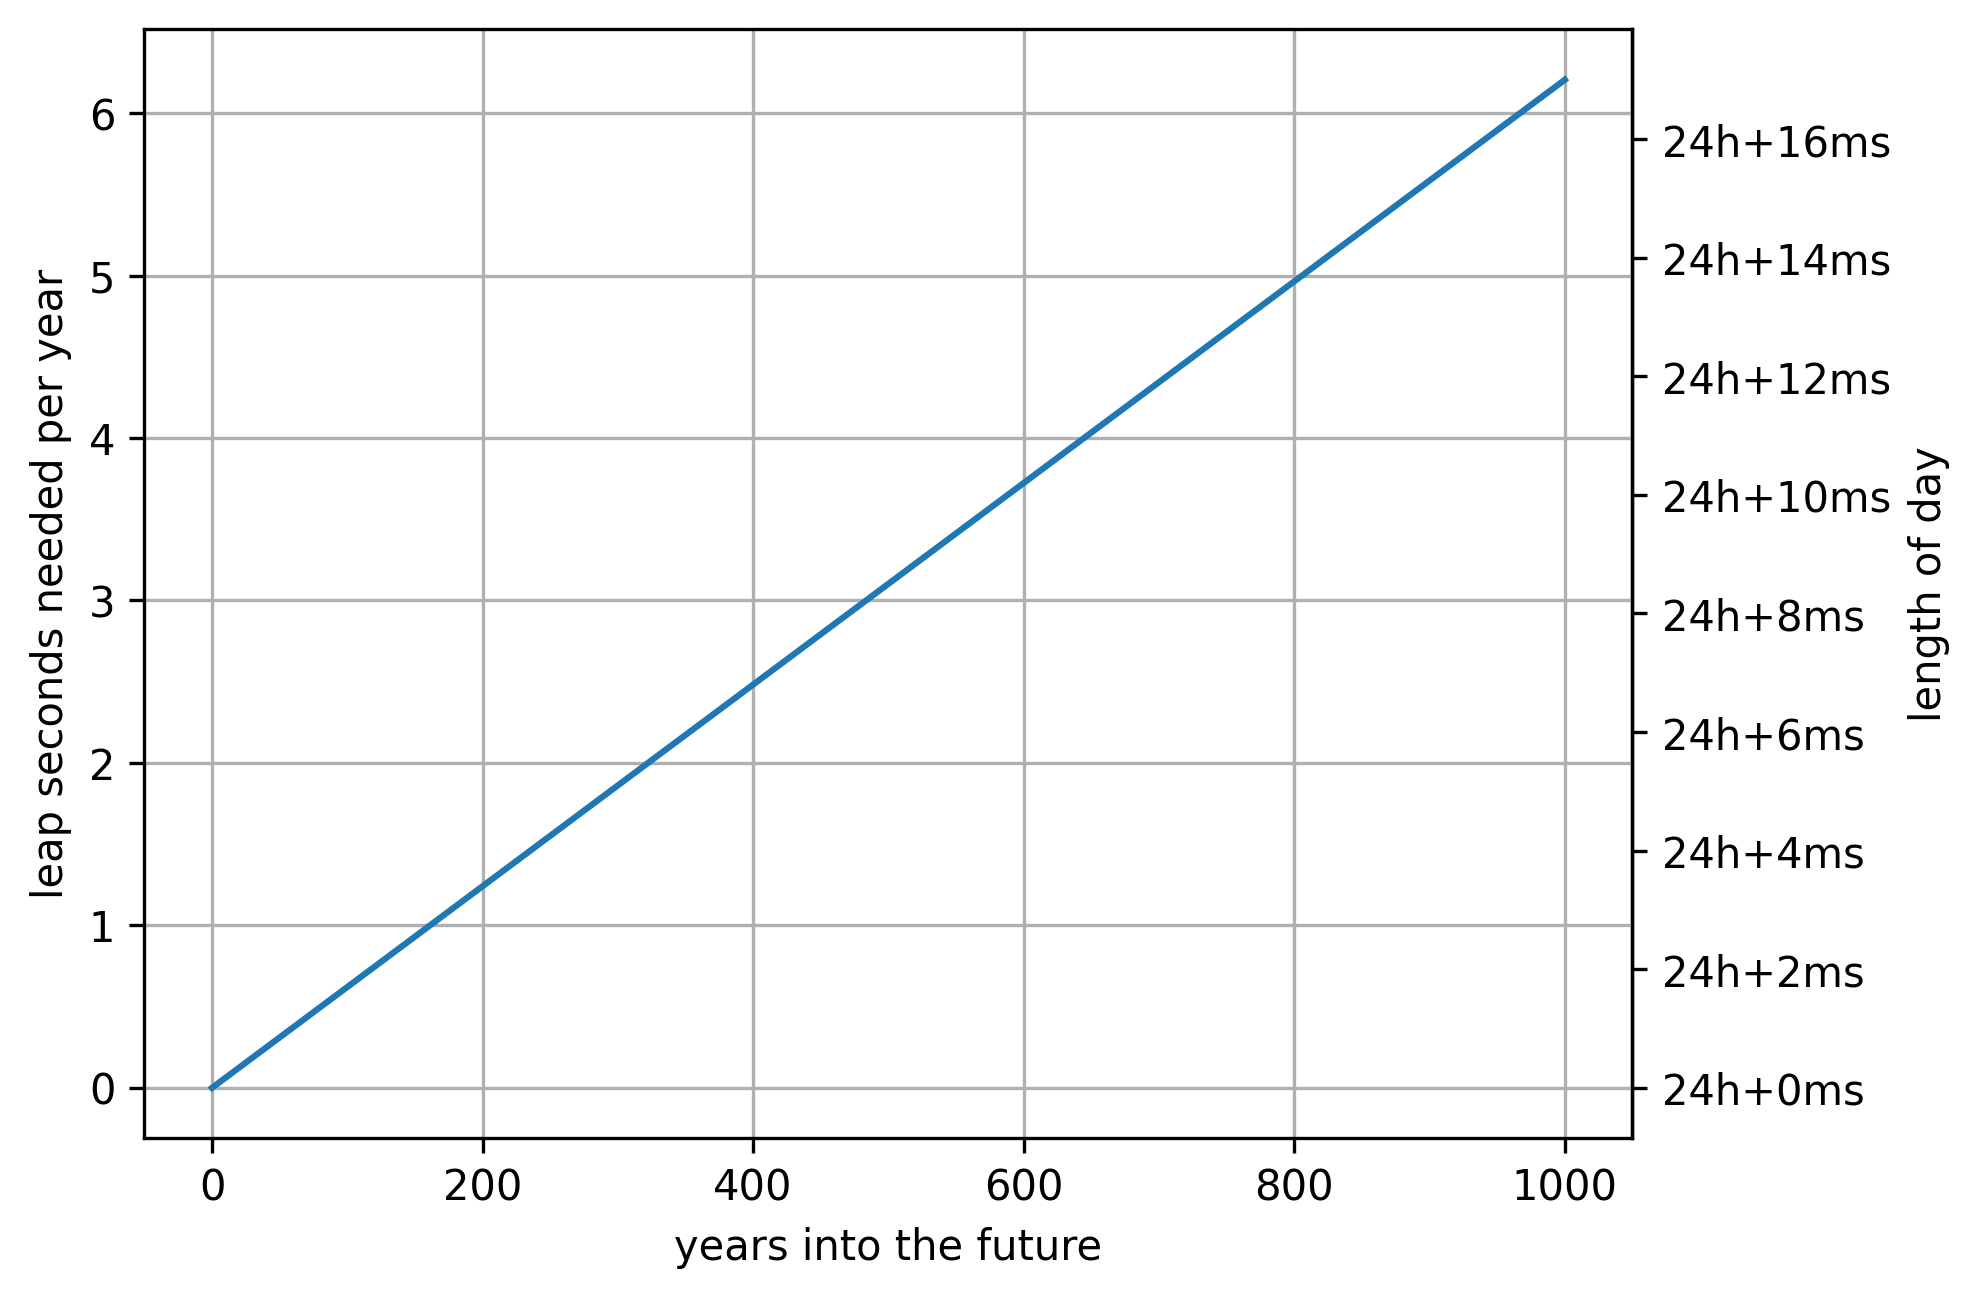
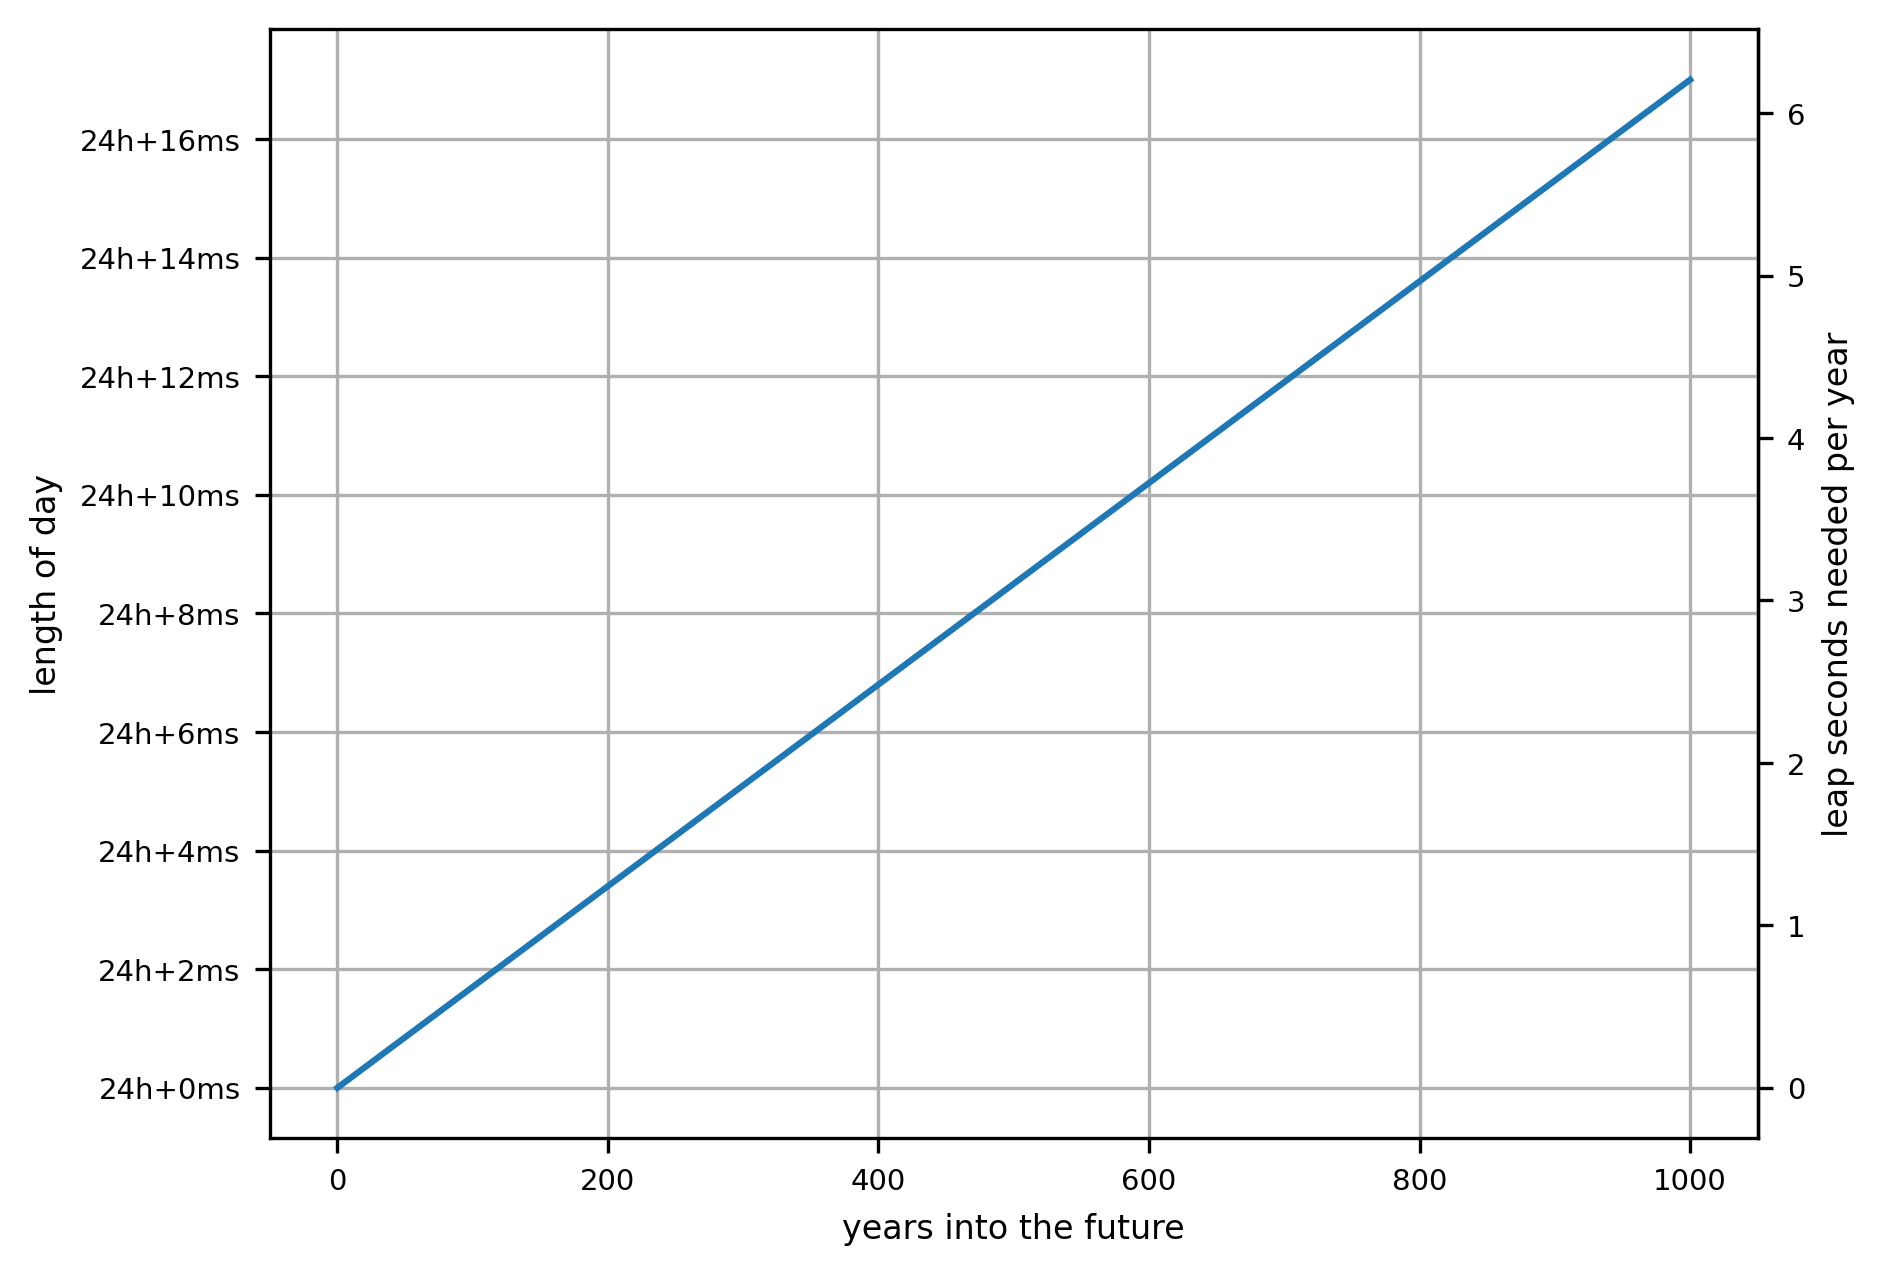
The notebook cell's code change between the first figure and the second:
--- before
+++ after
@@ -2,20 +2,22 @@
 leapsec_per_year = length_of_day_delta(years) * 365
 fig, ax = plt.subplots()
-ax.plot(years, leapsec_per_year)
+ax.plot(years, length_of_day_delta(years))
 ax.set_xlabel("years into the future")
-ax.set_ylabel("leap seconds needed per year")
+
+ax.set_ylabel("length of day")
+
+def day_delta_to24hplusx(sec, pos):
+    return f"24h+{int(sec*1000):d}ms"
+
+ax.yaxis.set_major_formatter(FuncFormatter(day_delta_to24hplusx))
+ax.yaxis.set_major_locator(MultipleLocator(0.002))
 ax.grid(True)
 
 secax = ax.secondary_yaxis(
     location='right',
-    functions=(lambda leapsec_per_year: leapsec_per_year/sc.year * sc.day,
-               lambda daylength_delta: daylength_delta/sc.day * sc.year)
+    functions=(lambda daylength_delta: daylength_delta/sc.day * sc.year,
+               lambda leapsec_per_year: leapsec_per_year/sc.year * sc.day)
 )
-secax.set_ylabel('length of day')
-
-def day_delta_to24hplusx(sec, pos):
-    return f"24h+{int(sec*1000):d}ms"
-secax.yaxis.set_major_formatter(FuncFormatter(day_delta_to24hplusx))
-secax.yaxis.set_major_locator(MultipleLocator(0.002))
+secax.set_ylabel('leap seconds needed per year')
 
 secax.grid(True)

Commit: math/leapseconds